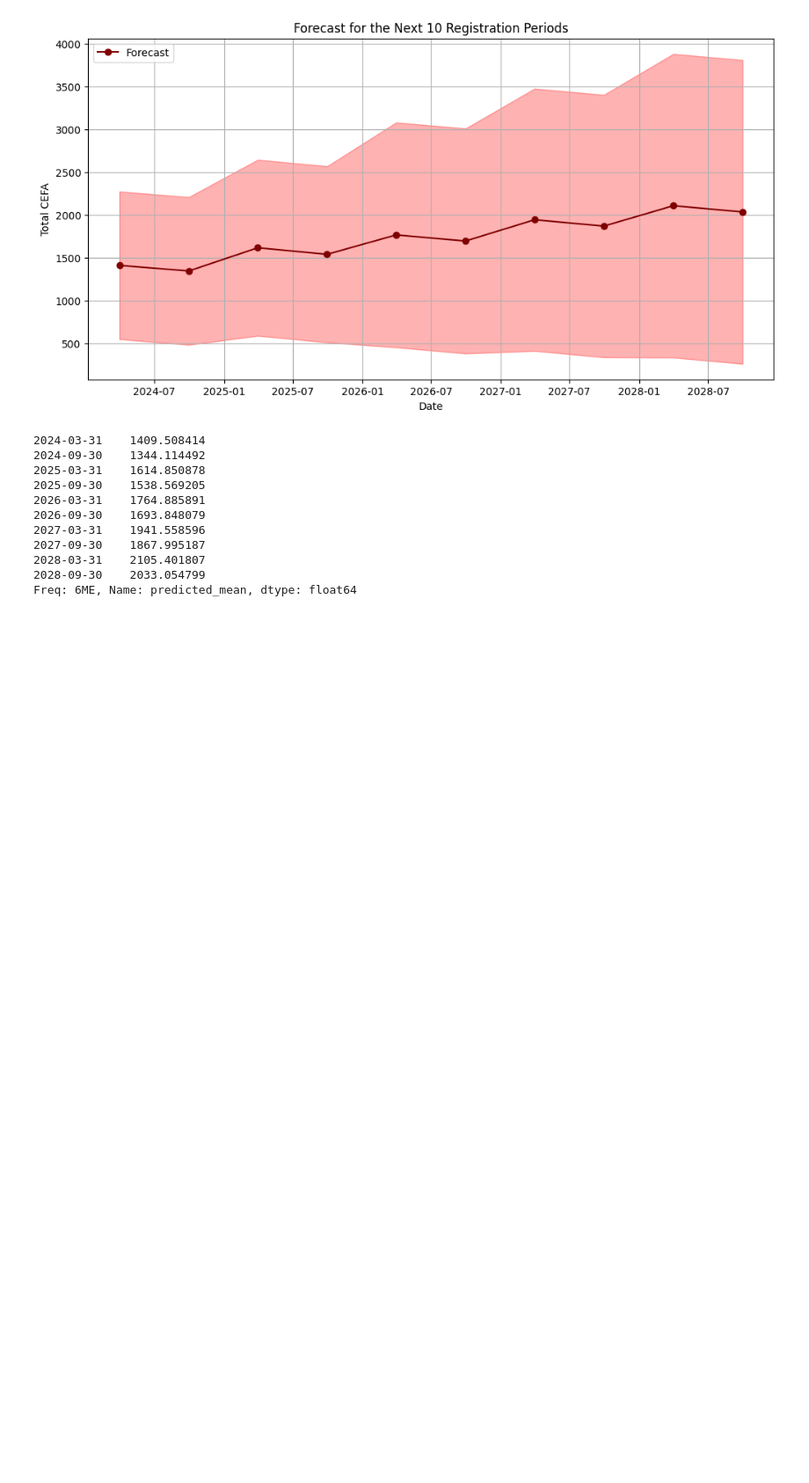
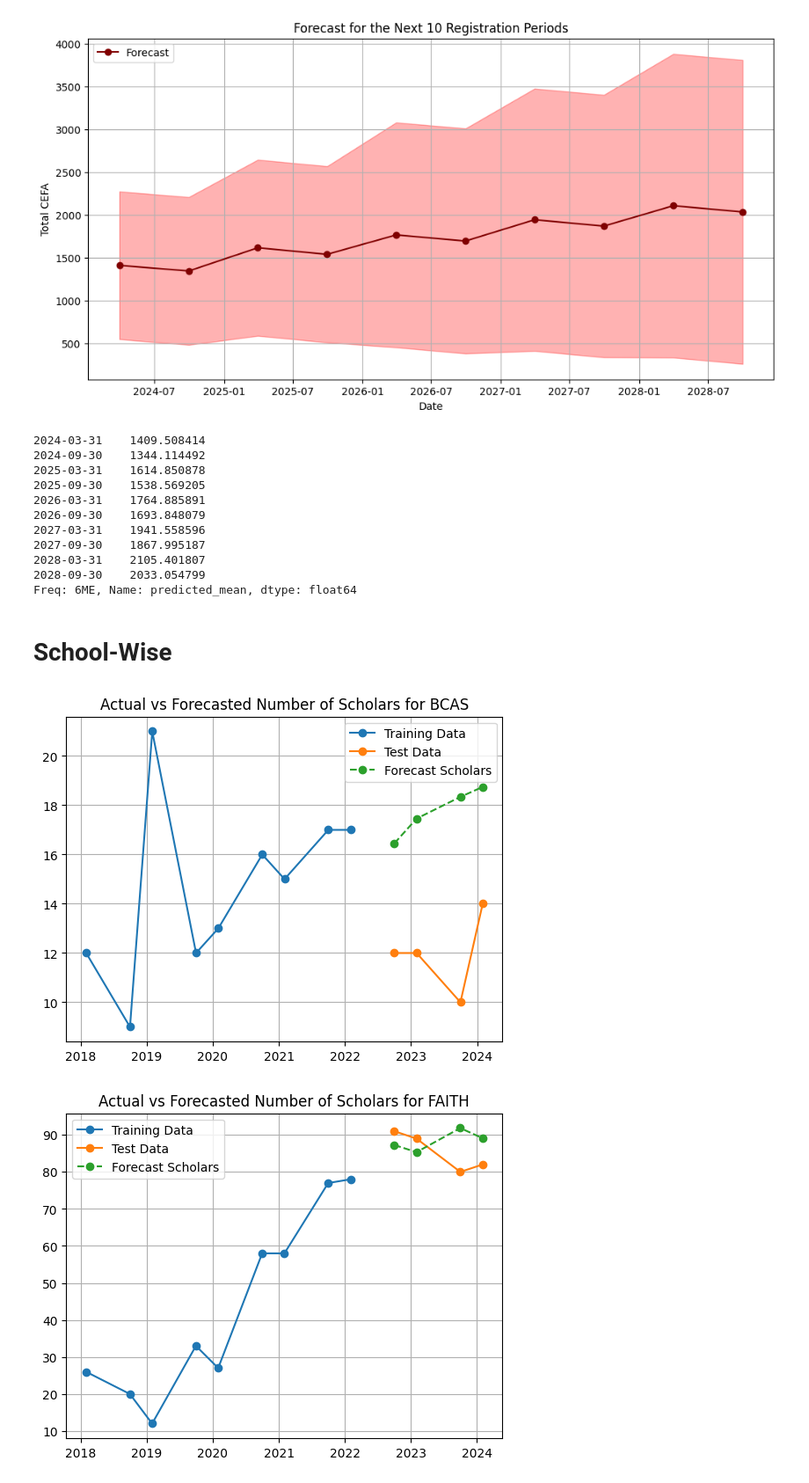
Before and after one commit to asheraaguilar/Front-end, a Jupyter notebook: model/Scholarship.ipynb, the cells around one changed output. Shown at 88% size. Cells and saved outputs as stored; diff of their text form; code cells hidden in the pictures; blank space fills up the shorter version.

Commit message:
Updated scholarship model

```diff
--- a/model/Scholarship.ipynb
+++ b/model/Scholarship.ipynb
@@ -424,3 +424,29 @@ forecast_mean
 2028-03-31    2105.401807
 2028-09-30    2033.054799
 Freq: 6ME, Name: predicted_mean, dtype: float64
+# %% [markdown]
+# School-Wise
+# %%
+trainSchoolWise = bySchoolDF[:trainSize]
+testSchoolWise = bySchoolDF[trainSize:]
+# %%
+# Fit SARIMAX for each school
+forecast_schoolwise = {}
+
+for school in bySchoolDF.columns:
+    model_school = SARIMAX(trainSchoolWise[school], order=(1, 1, 2), seasonal_order=(1, 1, 0, 2))  # Adjust orders if needed
+    model_school_fit = model_school.fit()
+    forecast_schoolwise[school] = model_school_fit.forecast(steps=len(test))  # Predict 10 years (20 semi-annual periods)
+# %%
+for school in bySchoolDF.columns:
+    # Plot for an example school
+    plt.plot(trainSchoolWise[school], label=f'Training Data', marker='o')
+    plt.plot(testSchoolWise[school], label=f'Test Data', marker='o')
+    plt.plot(testSchoolWise.index, forecast_schoolwise[school], label=f'Forecast Scholars', marker='o', linestyle='--')
+    plt.title(f"Actual vs Forecasted Number of Scholars for {school}")
+    plt.legend()
+    plt.grid()
+    plt.show()
+# %% [output]
+[figure, added]
+[figure, added]
```
Also changed, not shown: parts of 7 cells of this notebook.
